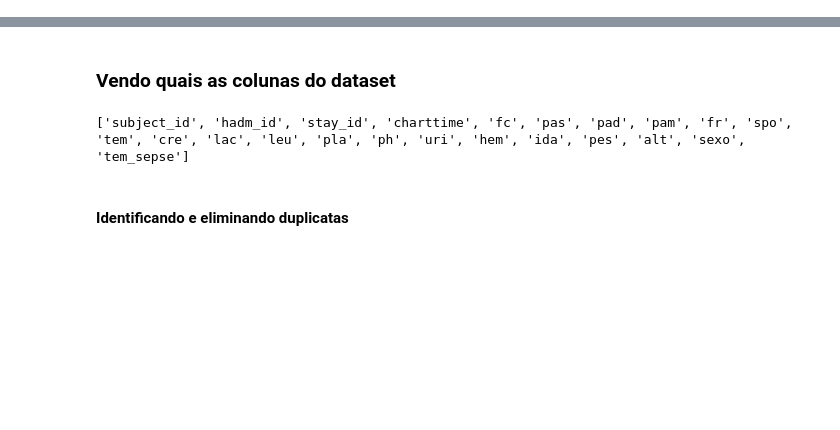
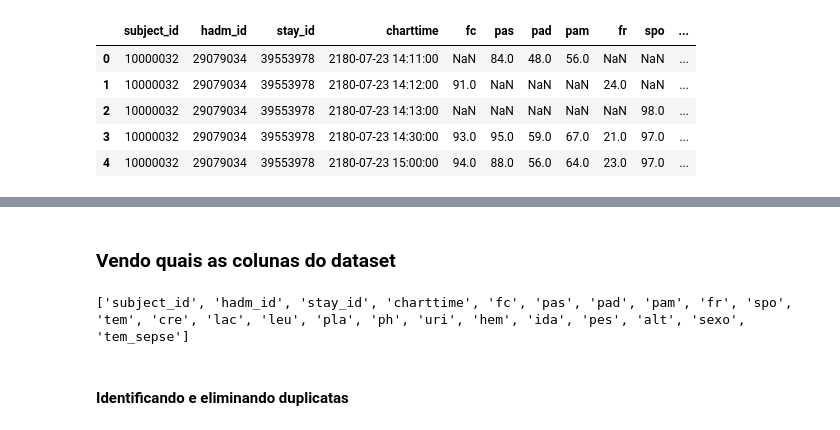
Before and after one commit to William-SWS/tedas, a Jupyter notebook: notebooks/Untitled.ipynb, the cells around one changed output, grey strips where cells are left out. Drawn from its saved outputs; the diff is of its cells as text; code cells hidden in the pictures; blank space fills up the shorter version.

```diff
--- a/notebooks/Untitled.ipynb
+++ b/notebooks/Untitled.ipynb
@@ -7,4 +13,10 @@ from sklearn.preprocessing import LabelEncoder
 # %%
-df = pd.read_csv("/home/SWilliam/tedas/data/raw/mimic_iv_ext_onto_sepse_v1.csv")
-df.head
+df = pd.read_parquet('/home/samuelw/Projetos/tedas/data/raw/mimic_iv_ext_onto_sepse_rotulado.parquet')
+df.head()
 # %% [output]
+|  | subject_id | hadm_id | stay_id | charttime | fc | pas | pad | pam | fr | spo | ... |
+| 0 | 10000032 | 29079034 | 39553978 | 2180-07-23 14:11:00 | NaN | 84.0 | 48.0 | 56.0 | NaN | NaN | ... |
+| 1 | 10000032 | 29079034 | 39553978 | 2180-07-23 14:12:00 | 91.0 | NaN | NaN | NaN | 24.0 | NaN | ... |
+| 2 | 10000032 | 29079034 | 39553978 | 2180-07-23 14:13:00 | NaN | NaN | NaN | NaN | NaN | 98.0 | ... |
+| 3 | 10000032 | 29079034 | 39553978 | 2180-07-23 14:30:00 | 93.0 | 95.0 | 59.0 | 67.0 | 21.0 | 97.0 | ... |
+| 4 | 10000032 | 29079034 | 39553978 | 2180-07-23 15:00:00 | 94.0 | 88.0 | 56.0 | 64.0 | 23.0 | 97.0 | ... |
```
Also changed, not shown: parts of 10 cells of this notebook, 1 other file.
